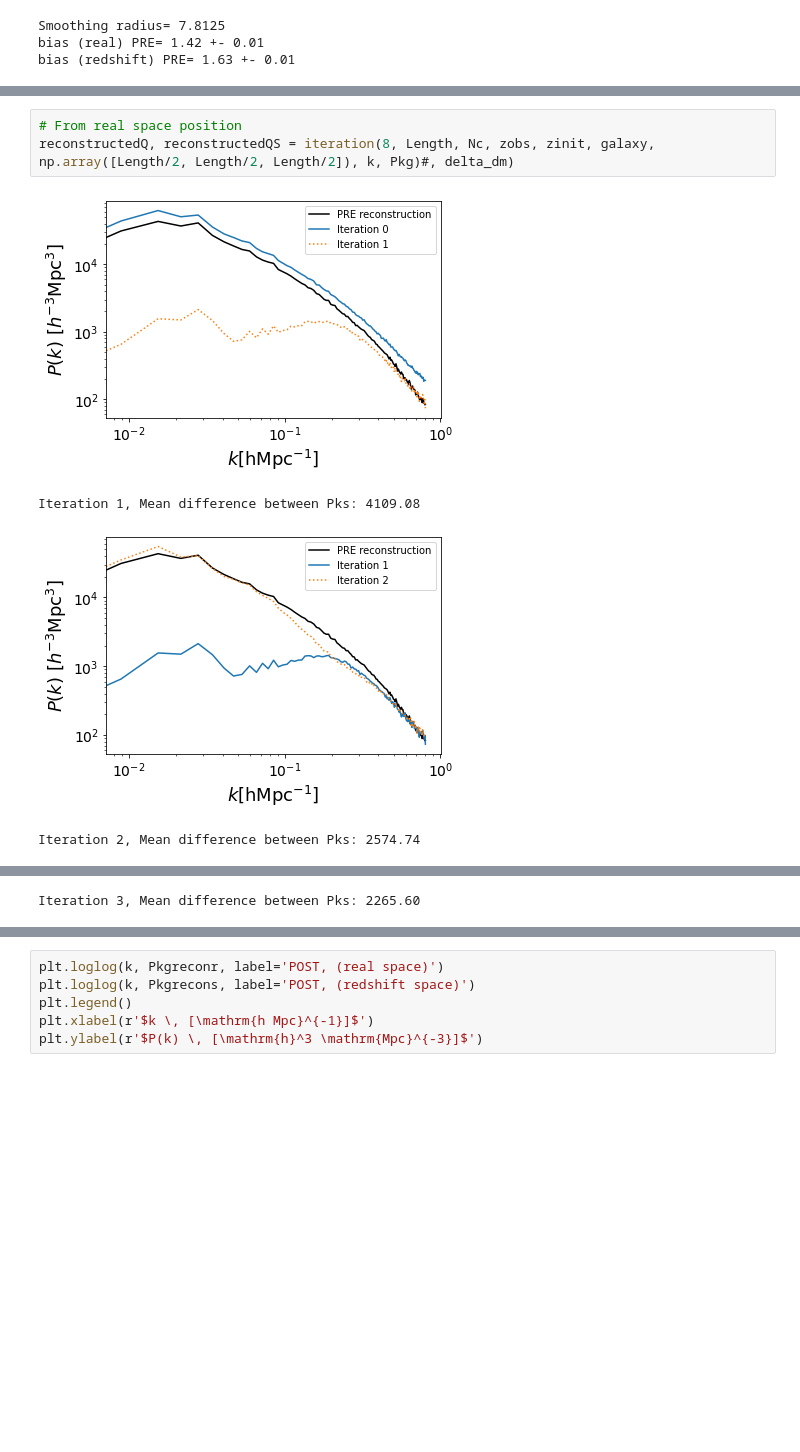
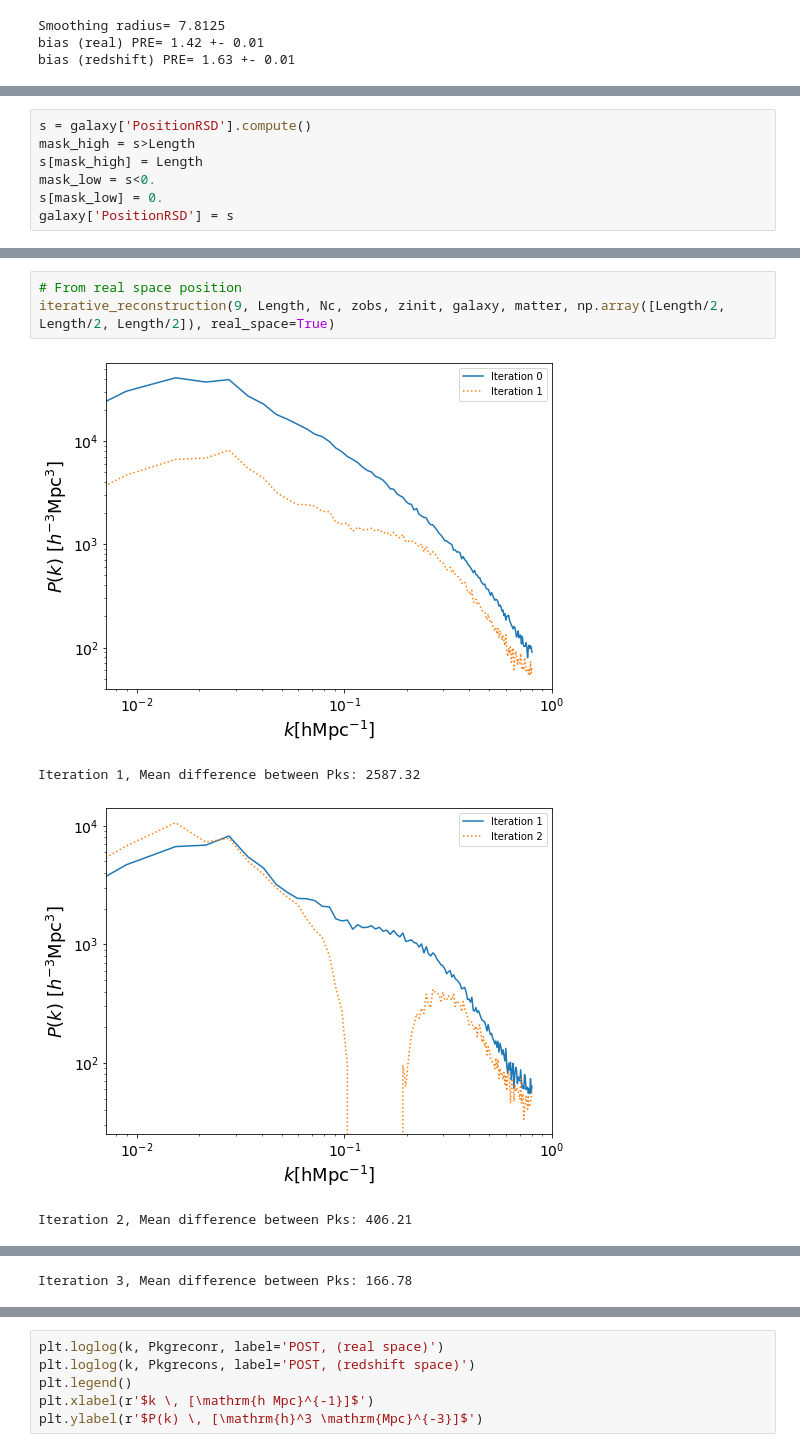
Before and after one commit to pablocoque/nbody_tfm_routines, a Jupyter notebook: mymocks/reconstruction_iter.ipynb, the cells around one changed output, grey strips where cells are left out. Saved outputs shown, nothing was run; the diff lists cells and outputs as text; blank space fills up the shorter version.

```diff
--- a/mymocks/reconstruction_iter.ipynb
+++ b/mymocks/reconstruction_iter.ipynb
@@ -237,4 +80,11 @@ print('Expected bias brec(zobs) = {:.2f}'.format(breczobst))
 Expected bias brec(zinit) = 2.71
 Expected bias brec(zobs) = 1.01
+# %%
+s = galaxy['PositionRSD'].compute()
+mask_high = s>Length
+s[mask_high] = Length
+mask_low = s<0.
+s[mask_low] = 0.
+galaxy['PositionRSD'] = s
 # %%
 # From redshift position
@@ -266,8 +121,8 @@ bias (redshift) POST= 3.28(z=3.00),1.21(z=0.30)
 # %%
 # From real space position
-reconstructedQ, reconstructedQS = iteration(8, Length, Nc, zobs, zinit, galaxy, np.array([Length/2, Length/2, Length/2]), k, Pkg)#, delta_dm)
+iterative_reconstruction(9, Length, Nc, zobs, zinit, galaxy, matter, np.array([Length/2, Length/2, Length/2]), real_space=True)
 # %% [output]
-[figure, old version]
+[figure, new version]
-Iteration 1, Mean difference between Pks: 4109.08
+Iteration 1, Mean difference between Pks: 2587.32
-[figure, old version]
+[figure, new version]
-Iteration 2, Mean difference between Pks: 2574.74
+Iteration 2, Mean difference between Pks: 406.21
@@ -275 +130 @@ Iteration 2, Mean difference between Pks: 2574.74
-Iteration 3, Mean difference between Pks: 2265.60
+Iteration 3, Mean difference between Pks: 166.78
```
Also changed, not shown: parts of 8 cells of this notebook, 6 other files.
